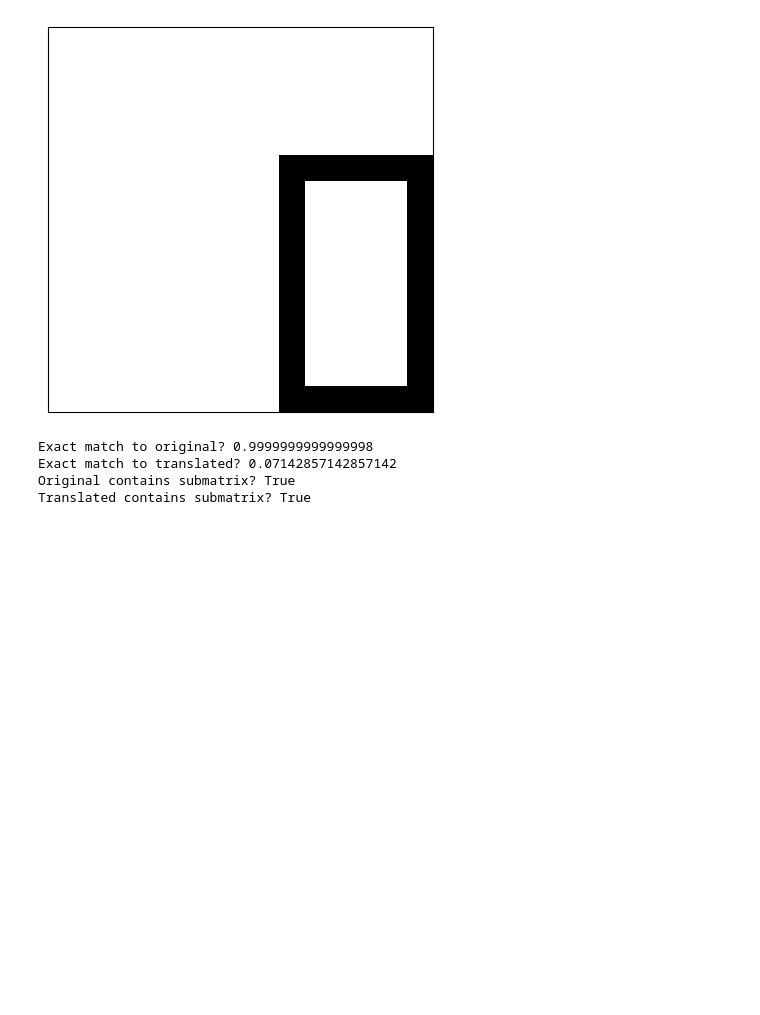
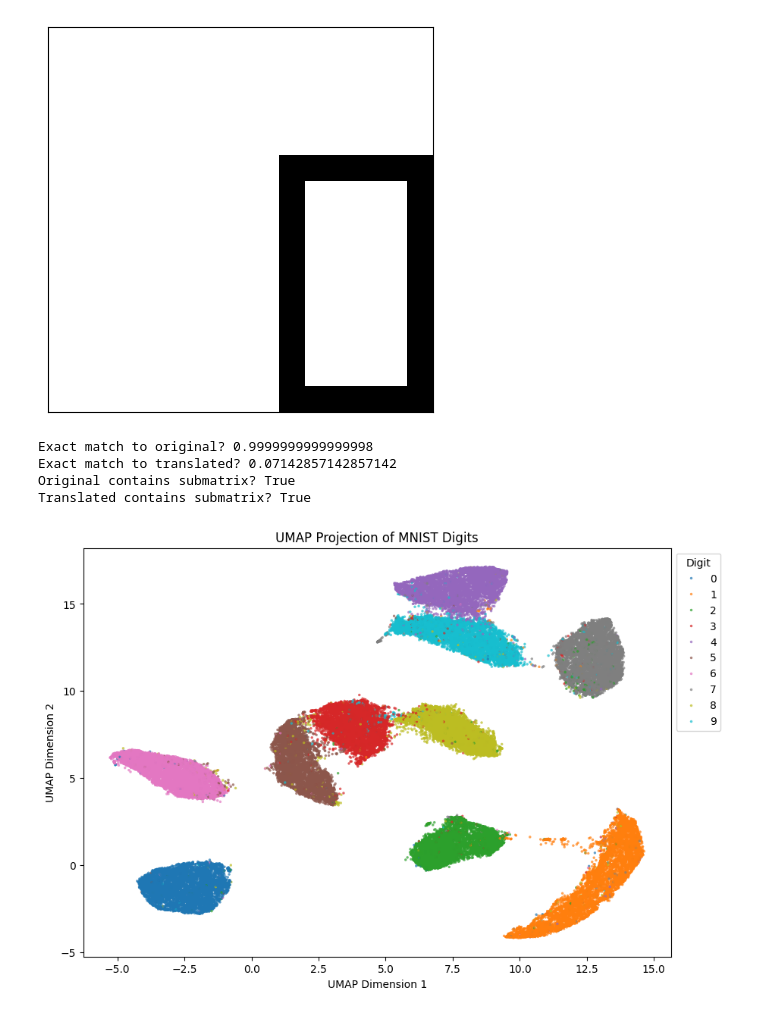
Before and after one commit to Antel0pe/NeuronsFiringTogetherWireTogether, a Jupyter notebook: MNIST_GeneratedNetwork.ipynb, the cells around one changed output. Cells and saved outputs as stored; diff of their text form; code cells hidden in the pictures; blank space fills up the shorter version.

Commit message:
visualization and ideas

```diff
--- a/MNIST_GeneratedNetwork.ipynb
+++ b/MNIST_GeneratedNetwork.ipynb
@@ -357,3 +358,25 @@ Exact match to original? 0.9999999999999998
 Exact match to translated? 0.07142857142857142
 Original contains submatrix? True
 Translated contains submatrix? True
+# %%
+# Flatten images from 28x28 to 784-dim vectors
+X = images.reshape(images.shape[0], -1)
+
+# Perform PCA to reduce dimensionality before applying UMAP (best practice for speed and noise reduction)
+pca = PCA(n_components=50)
+X_pca = pca.fit_transform(X)
+
+# Apply UMAP to reduce to 2D for visualization
+umap_model = umap.UMAP(n_components=2, random_state=42)
+X_umap = umap_model.fit_transform(X_pca)
+
+# Create scatter plot of UMAP projection
+plt.figure(figsize=(10, 7))
+sns.scatterplot(x=X_umap[:, 0], y=X_umap[:, 1], hue=labels, palette="tab10", s=5, alpha=0.7, edgecolor=None)
+plt.title("UMAP Projection of MNIST Digits")
+plt.xlabel("UMAP Dimension 1")
+plt.ylabel("UMAP Dimension 2")
+plt.legend(title="Digit", loc="best", bbox_to_anchor=(1, 1))
+plt.show()
+# %% [output]
+[figure, added]
```
Also changed, not shown: parts of 2 cells of this notebook, 1 other file.
